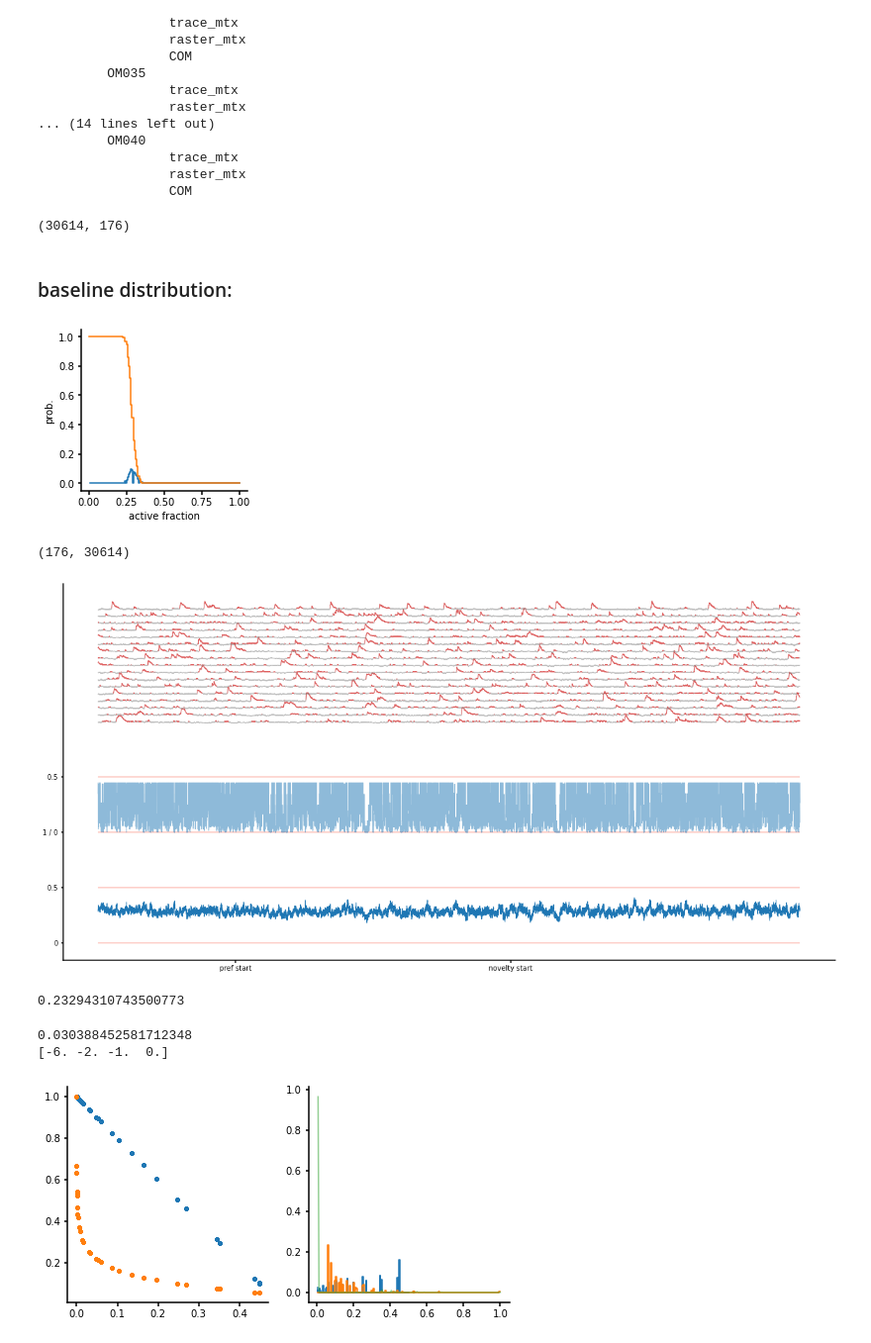
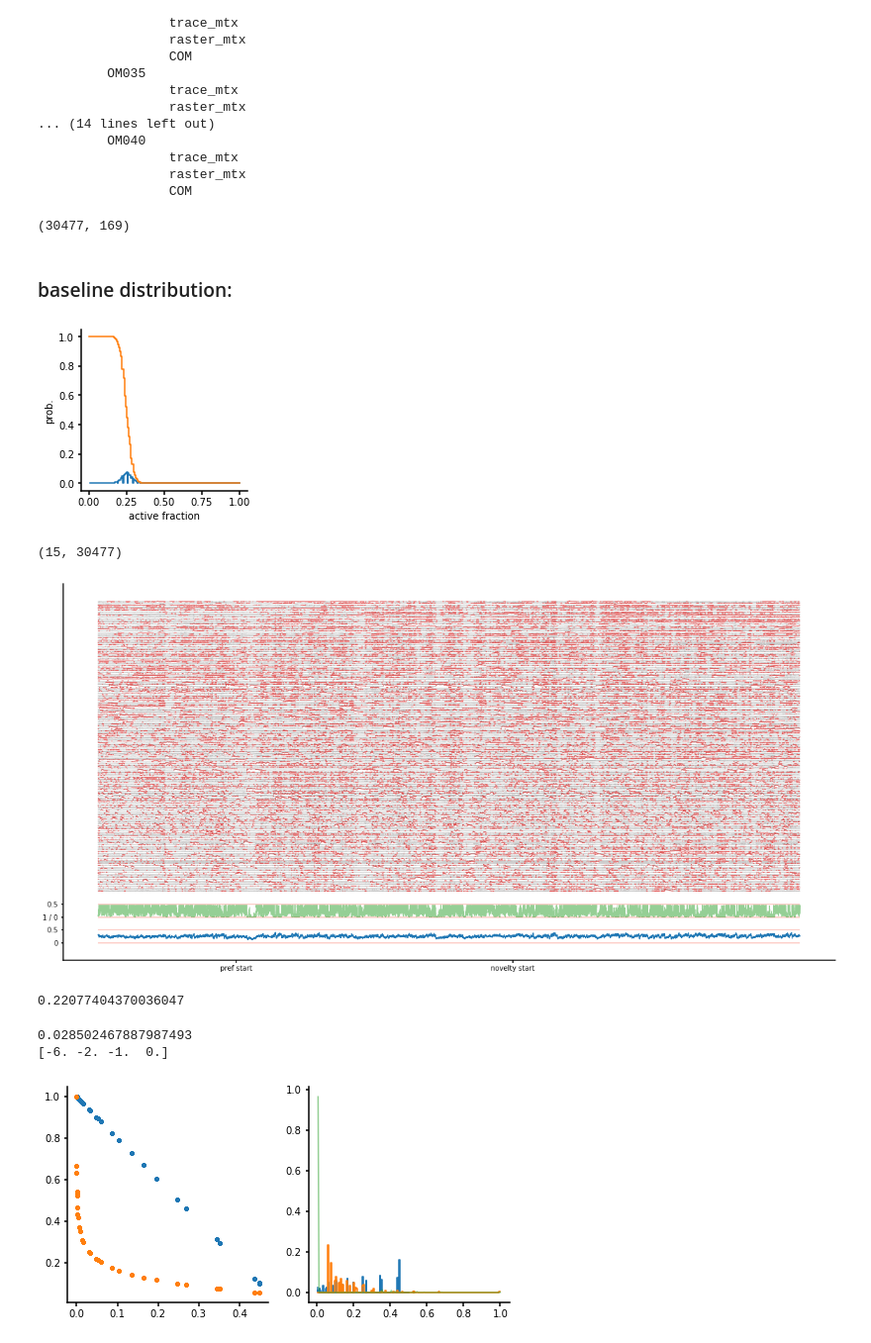
Before and after one commit to inscopix/astellas, a Jupyter notebook: astellas_modulation_sandbox.ipynb, the cells around one changed output. Shown at 99% size. Drawn from its saved outputs; the diff is of its cells as text; code cells hidden in the pictures.

```diff
--- a/astellas_modulation_sandbox.ipynb
+++ b/astellas_modulation_sandbox.ipynb
@@ -1139,13 +1139,13 @@ FMR1CTRL
                  COM
 # %%
 the_cond = 'FMR1KO'
-the_subj = 'OM040'
+the_subj = 'OM038'
 
 test_mtx = stat_dict[the_cond][the_subj]['trace_mtx']
 # %%
 test_mtx.shape
 # %% [output]
-(30614, 176)
+(30477, 169)
 # %%
 frac_out = measure_active_fraction(test_mtx.transpose(), thresh_coef=2.5)
 
@@ -1173,52 +1173,52 @@ plt.show()
 #frac_prob = [hdist.sf(i) for i in frac_out[0]]
 frac_prob = np.asarray([min( (hdist.sf(i), hdist.cdf(i)) ) for i in frac_out[0]])
 # %% [output]
-[figure, old version]
+[figure, new version]
 # %%
 print(trace_mtx.shape)
 # %% [output]
-(176, 30614)
+(15, 30477)
 # %%
 trial_time = np.arange(trace_mtx.shape[1])
 
 
 f,ax = plt.subplots(1,1,figsize = (20,10))
 
 ax.plot(trial_time, frac_out[0] * (trace_mtx.shape[0]/15), linewidth = 1)
-ax.plot(trial_time, (np.asarray(frac_prob)+1)*(trace_mtx.shape[0]/15), color = plt.get_cmap('tab10')(0), alpha=.5, linewidth=1)
+ax.plot(trial_time, (np.asarray(frac_prob)+1)*(trace_mtx.shape[0]/15), color = plt.get_cmap('tab10')(2), alpha=.5, linewidth=1)
 ax.hlines(np.asarray([0, .5, 1, 1.5])*(trace_mtx.shape[0]/15), xmin=0, xmax = len(frac_out[0]), color='salmon', alpha=.5)
 offset = 2*(trace_mtx.shape[0]/15)
 
-for i in range(int(np.shape(trace_mtx)[0]/10)):
+for i in range(int(np.shape(trace_mtx)[0])):
     #the_trace = data_mtx[i]
     the_trace = trace_mtx[i]
     ax.plot(trial_time, (the_trace/np.max(trace_mtx)) + offset, alpha=.5, linewidth=1, color='gray')
     ax.plot(trial_time, (thresh_mtx[i]/np.max(trace_mtx)) + offset, alpha=.5, linewidth=1, color='red')
 
     offset+=.75
 #ax.set_xlim(0,500)
 ax.set_yticks(np.asarray([0, .5, 1, 1.5])*(trace_mtx.shape[0]/15))
 ax.set_yticklabels([0,.5, '1 / 0',.5])
 
 ax.set_xticks([6000, 18000])
 ax.set_xticklabels(['pref start', 'novelty start'])
 
 twoaxis(ax)
 #ax.set_xlim(16500,20500)
 #ax.axis('off')
 plt.show()
 # %% [output]
-[figure, old version]
+[figure, new version]
 # %%
 print(np.mean(frac_prob))
 # %% [output]
-0.23294310743500773
+0.22077404370036047
 # %%
 print(np.percentile(frac_prob,10))
 frac_prob[frac_prob<=0] = 1e-6
 print(np.log10([min(frac_prob), .01,.1,1]))
 # %% [output]
-0.030388452581712348
+0.028502467887987493
 [-6. -2. -1.  0.]
 # %%
 f,ax = plt.subplots(1,2,figsize=(8,4))
```
Also changed, not shown: parts of 14 cells of this notebook.
